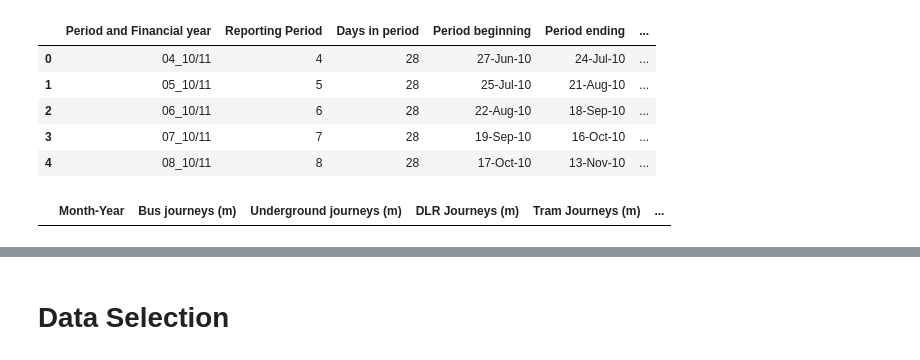
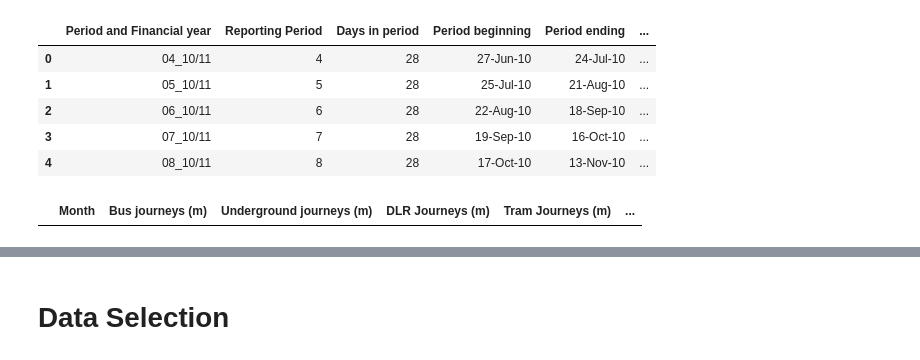
Before and after one commit to adhl-0216/MTU-Data-Analytics-Final-CA, a Jupyter notebook: London Public Transport Analysis.ipynb, the cells around one changed output, grey strips where cells are left out. Drawn from its saved outputs; the diff is of its cells as text; code cells hidden in the pictures.

```diff
--- a/London Public Transport Analysis.ipynb
+++ b/London Public Transport Analysis.ipynb
@@ -75,10 +75,10 @@ publicTransport_clean.head()
 | 3 | 07_10/11 | 7 | 28 | 19-Sep-10 | 16-Oct-10 | ... |
 | 4 | 08_10/11 | 8 | 28 | 17-Oct-10 | 13-Nov-10 | ... |
 # %%
-tflJourneys = pd.DataFrame(columns=['Month-Year', 'Bus journeys (m)','Underground journeys (m)','DLR Journeys (m)','Tram Journeys (m)','Overground Journeys (m)','London Cable Car Journeys (m)','TfL Rail Journeys (m)','Total journeys (m)'])
+tflJourneys = pd.DataFrame(columns=['Month', 'Bus journeys (m)','Underground journeys (m)','DLR Journeys (m)','Tram Journeys (m)','Overground Journeys (m)','London Cable Car Journeys (m)','TfL Rail Journeys (m)','Total journeys (m)'])
 tflJourneys.head()
 # %% [output]
-|  | Month-Year | Bus journeys (m) | Underground journeys (m) | DLR Journeys (m) | Tram Journeys (m) | ... |
+|  | Month | Bus journeys (m) | Underground journeys (m) | DLR Journeys (m) | Tram Journeys (m) | ... |
 # %%
 
 for index, row in publicTransport_clean.iterrows():
```
Also changed, not shown: parts of 8 cells of this notebook.
